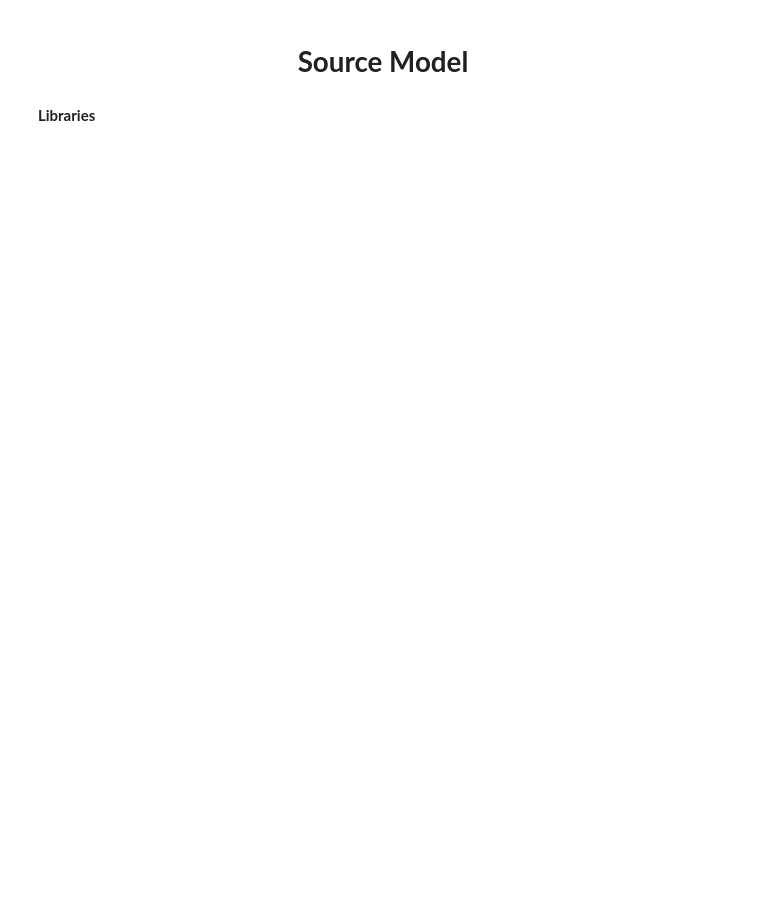
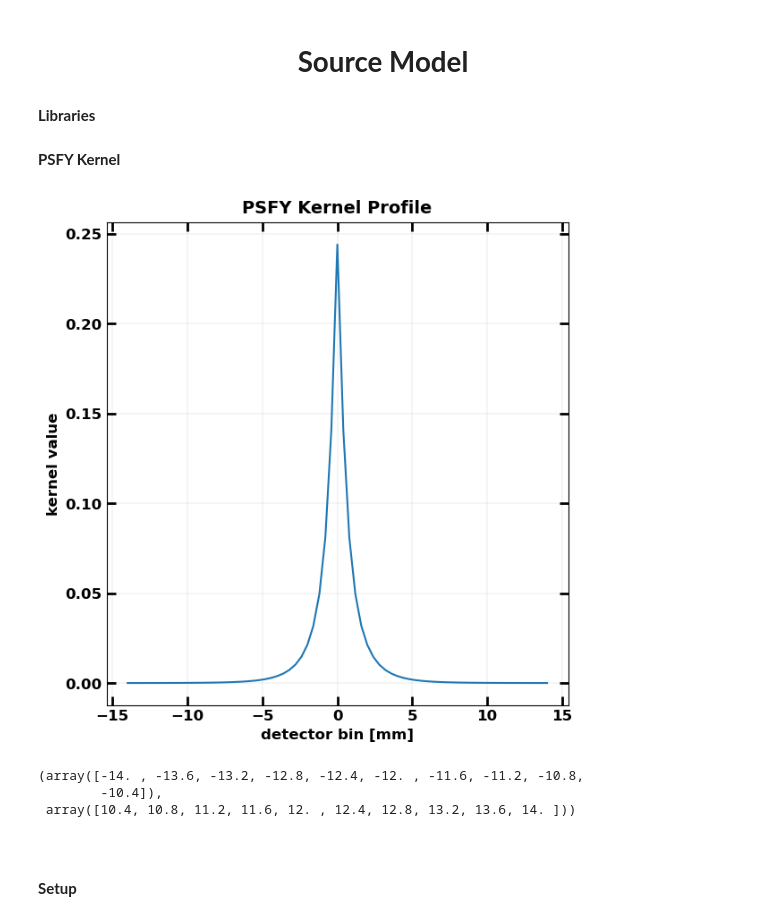
Before and after one commit to EdoardoGiancarli/LearningCodedMasks, a Jupyter notebook: Img_Reconstruction_RealMasks/testing_source_model.ipynb, the cells around one changed output. Saved outputs shown, nothing was run; the diff lists cells and outputs as text; code cells hidden in the pictures; blank space fills up the shorter version.

```diff
--- a/Img_Reconstruction_RealMasks/testing_source_model.ipynb
+++ b/Img_Reconstruction_RealMasks/testing_source_model.ipynb
@@ -11,3 +143,63 @@ from _IROS_support import _handle_dirpaths
+# %% [markdown]
+**PSFY Kernel**
+# %%
+def _convolution_kernel_psfy(camera: CodedMaskCamera) -> npt.NDArray:
+    """
+    Returns PSF convolution kernel.
+    At present, it ignores the `x` direction, since PSF characteristic lenght is much shorter
+    than typical bin size, even at moderately large upscales.
+
+    Args:
+        camera: a CodedMaskCamera object.
+
+    Returns:
+        A column array convolution kernel.
+    """
+    # we take a whole slit to have a good kernel spatial extension
+    slit = camera.mdl["slit_deltay"]
+    # to define the kernel, we only need an array with the same binning step
+    num = int(2 * slit * camera.upscale_f.y / camera.mdl["mask_deltay"]) + 1
+    bins = np.linspace(-slit, slit, num)
+    kernel = psfy_wfm(bins).reshape(len(bins), -1)
+    kernel = kernel / np.sum(kernel)
+    return kernel
+
+
+mask_FITS = "wfm_mask.fits"
+mask_path = "/mnt/dbb8f47e-da06-47bf-8ef5-038092af70f7/Edos_Magnificent_Manor/PhD_AASS/Coding/IROS_Data/Simulations/" + mask_FITS
+#mask_path = "/mnt/d/PhD_AASS/Coding/Images_fits/" + mask_FITS
+cam = codedmask(mask_path, upscale_y=1)
+
+kernel = _convolution_kernel_psfy(cam)
+
+slit = cam.mdl["slit_deltay"]
+num = int(2 * slit * cam.upscale_f.y / cam.mdl["mask_deltay"]) + 1
+bins = np.linspace(-slit, slit, num)
+assert (abs(bins[1] - bins[0]) - cam.mdl["mask_deltay"] / cam.upscale_f.y) < 1e-10
+
+
+fig, ax = plt.subplots(1, 1, figsize=(6, 6))
+fig.tight_layout()
+ax.plot(bins, kernel)
+ax.set_xlabel("detector bin [mm]", fontsize=12, fontweight='bold')
+ax.set_ylabel("kernel value", fontsize=12, fontweight='bold')
+ax.set_title("PSFY Kernel Profile", fontsize=14, pad=8, fontweight='bold')
+ax.grid(visible=True, color="lightgray", linestyle="-", linewidth=0.3)
+ax.tick_params(which='both', direction='in', width=2, length=7 if 'major' else 4)
+ax.xaxis.set_ticks_position('both')
+ax.yaxis.set_ticks_position('both')
+plt.show()
+
+bins[:10], bins[-10:]
+# %% [output]
+[figure, added]
+(array([-14. , -13.6, -13.2, -12.8, -12.4, -12. , -11.6, -11.2, -10.8,
+        -10.4]),
+ array([10.4, 10.8, 11.2, 11.6, 12. , 12.4, 12.8, 13.2, 13.6, 14. ]))
+# %% [markdown]
+<br>
+# %% [markdown]
+**Setup**
 # %%
 mask_FITS = "wfm_mask.fits"
 
```
Also changed, not shown: parts of 13 cells of this notebook, 4 other files.
